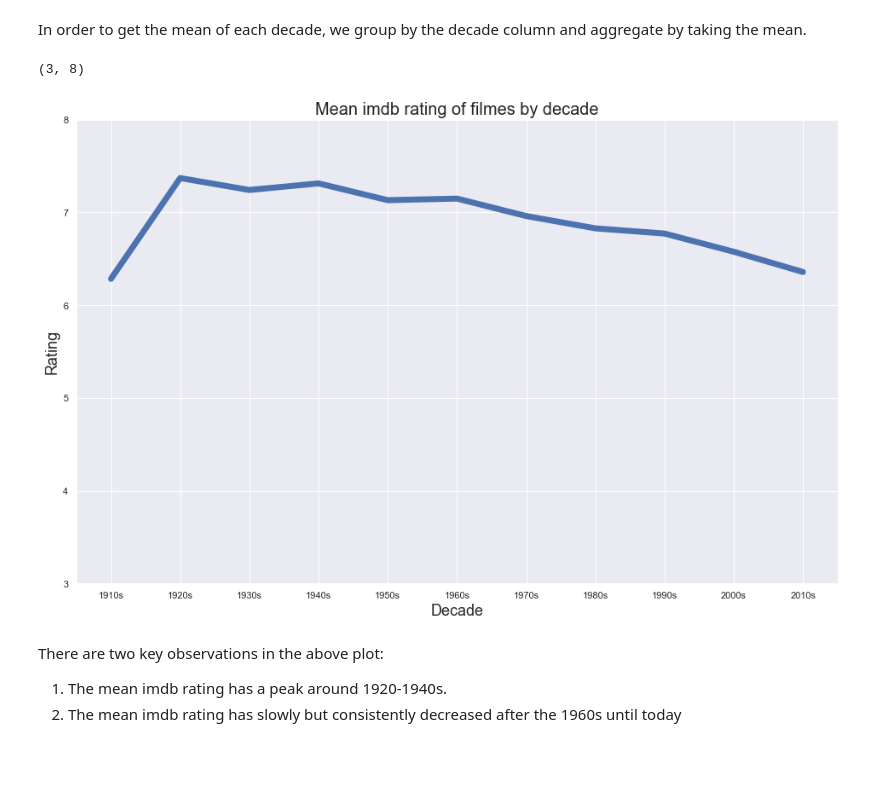
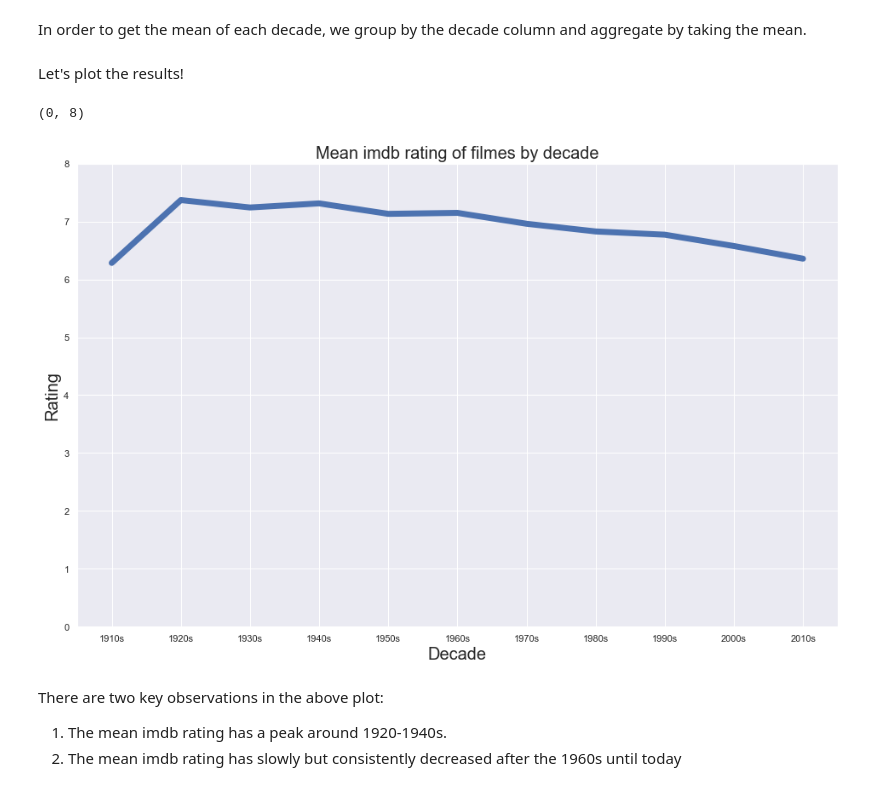
Before and after one commit to RobertInjac/ADA-Project-2018-OpenSubtitles, a Jupyter notebook: Project.ipynb, the cells around one changed output. Cells and saved outputs as stored; diff of their text form; code cells hidden in the pictures; blank space fills up the shorter version.

```diff
--- a/Project.ipynb
+++ b/Project.ipynb
@@ -627,22 +624,21 @@ decade_imdb_mean = movies_with_ratings_pandas\
     .groupby('decade')\
     .mean()['averageRating']
 decade_imdb_mean.index = decade_imdb_mean.index.astype(str) + "s"
+# %% [markdown]
+Let's plot the results!
 # %%
-data = pd.DataFrame({'Decade': decade_imdb_mean.index, 'Rating':decade_imdb_mean})
-ax = sns.lineplot(x='Decade',
+imdb_decade_data = pd.DataFrame({'Decade': decade_imdb_mean.index, 'Rating':decade_imdb_mean})
+g = sns.lineplot(x='Decade',
              y='Rating',
              linewidth=7.0,
-             data=data).set_title('Mean imdb rating of filmes by decade')
-plt.ylim(3, 8)
-#plt.figure(figsize=(15,10))
-#ax = plt.bar(decade_imdb_mean.index, decade_imdb_mean)
-#plt.title('Mean imdb rating per decade')
-#plt.xlabel('Decade')
-#plt.ylabel('Mean IMDB rating')
-#plt.show()
+             data=imdb_decade_data)
+g.set_title('Mean imdb rating of filmes by decade', fontsize=20)
+g.set_xlabel("Decade",fontsize=20)
+g.set_ylabel('Rating',fontsize=20)
+plt.ylim(0, 8)
 # %% [output]
-(3, 8)
+(0, 8)
-[figure, old version]
+[figure, new version]
 # %% [markdown]
 There are two key observations in the above plot:
 
```
Also changed, not shown: parts of 59 cells of this notebook.
